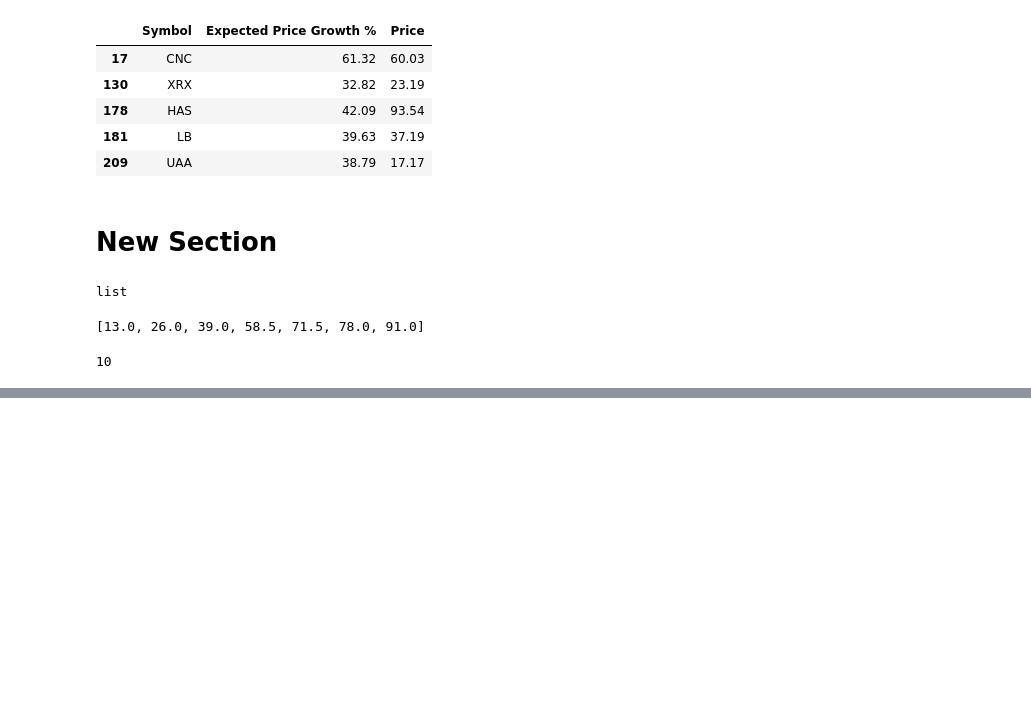
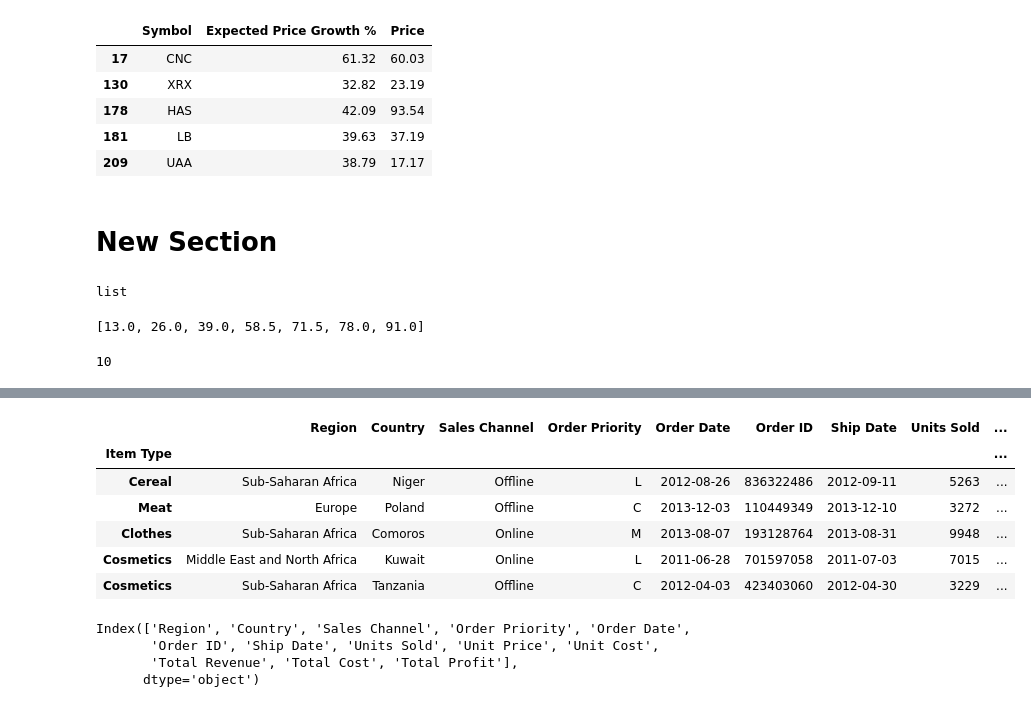
Before and after one commit to anhmaiusa/AnhMai, a Jupyter notebook: Python_for_Accountant.ipynb, the cells around one changed output, grey strips where cells are left out. Drawn from its saved outputs; the diff is of its cells as text; code cells hidden in the pictures; blank space fills up the shorter version.

```diff
--- a/Python_for_Accountant.ipynb
+++ b/Python_for_Accountant.ipynb
@@ -385,0 +479,17 @@ print(year)
+# %%
+data.tail()
+# %% [output]
+|  | Region | Country | Sales Channel | Order Priority | Order Date | Order ID | Ship Date | Units Sold | ... |
+| Item Type |  |  |  |  |  |  |  |  | ... |
+| Cereal | Sub-Saharan Africa | Niger | Offline | L | 2012-08-26 | 836322486 | 2012-09-11 | 5263 | ... |
+| Meat | Europe | Poland | Offline | C | 2013-12-03 | 110449349 | 2013-12-10 | 3272 | ... |
+| Clothes | Sub-Saharan Africa | Comoros | Online | M | 2013-08-07 | 193128764 | 2013-08-31 | 9948 | ... |
+| Cosmetics | Middle East and North Africa | Kuwait | Online | L | 2011-06-28 | 701597058 | 2011-07-03 | 7015 | ... |
+| Cosmetics | Sub-Saharan Africa | Tanzania | Offline | C | 2012-04-03 | 423403060 | 2012-04-30 | 3229 | ... |
+# %%
+data.columns
+# %% [output]
+Index(['Region', 'Country', 'Sales Channel', 'Order Priority', 'Order Date',
+       'Order ID', 'Ship Date', 'Units Sold', 'Unit Price', 'Unit Cost',
+       'Total Revenue', 'Total Cost', 'Total Profit'],
+      dtype='object')
```
Also changed, not shown: parts of 22 cells of this notebook.
